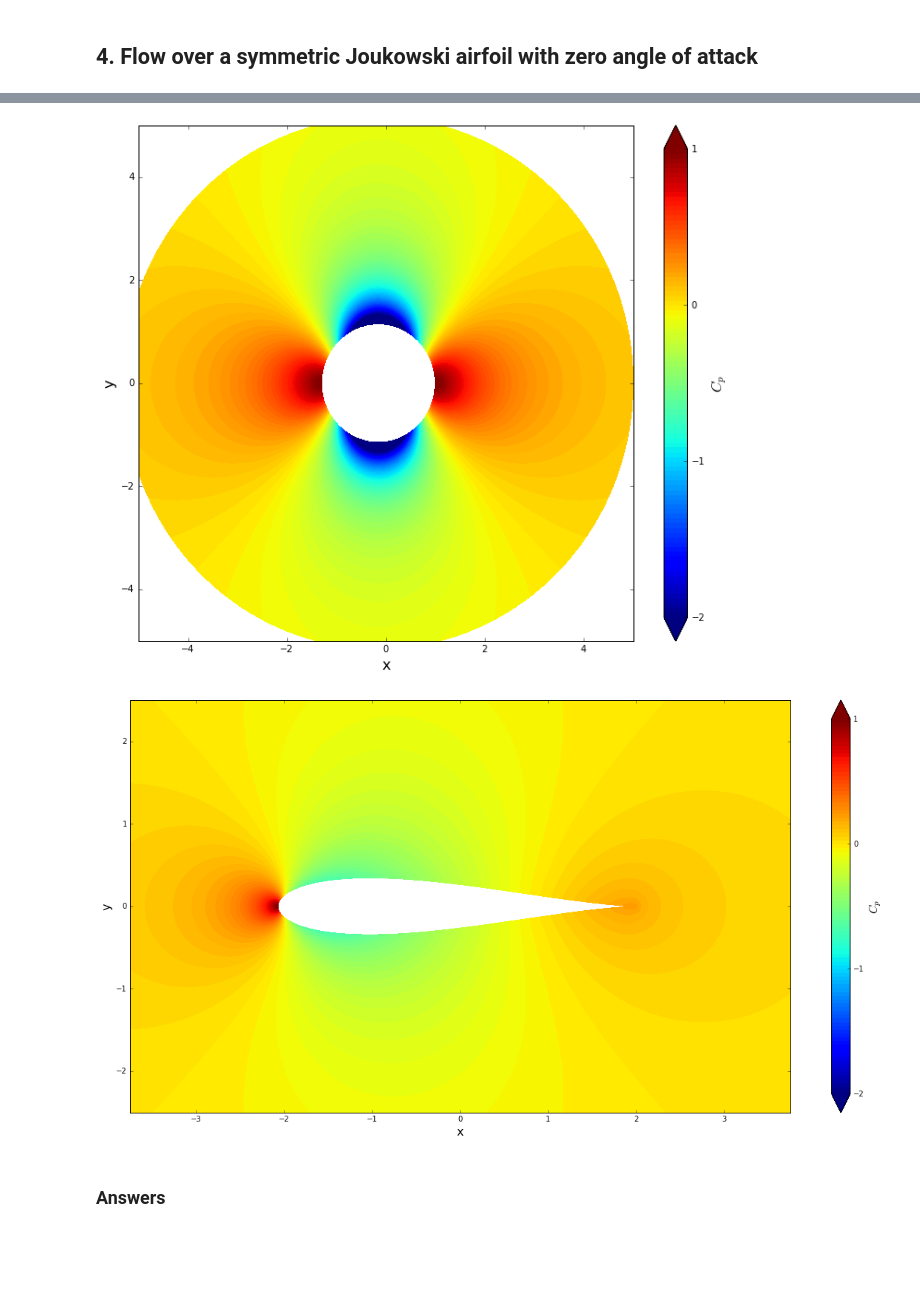
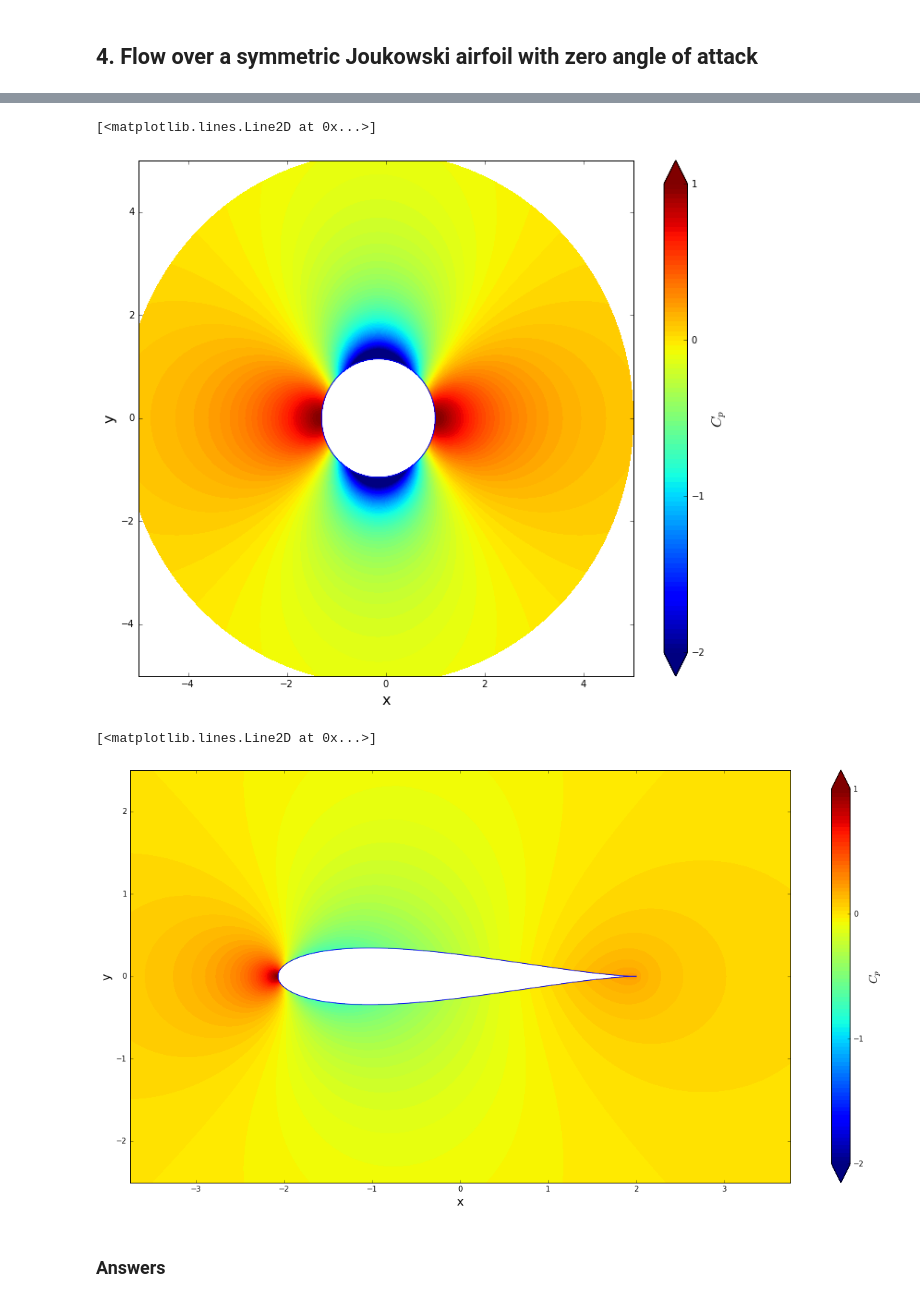
Before and after one commit to zhenyushi/mae6226_workspace, a Jupyter notebook: Assignment_02.ipynb, the cells around one changed output, grey strips where cells are left out. Drawn from its saved outputs; the diff is of its cells as text; code cells hidden in the pictures; blank space fills up the shorter version.

```diff
--- a/Assignment_02.ipynb
+++ b/Assignment_02.ipynb
@@ -243,23 +247,27 @@ contf = pyplot.contourf(z.real, z.imag, cp, levels=numpy.linspace(-2.0, 1.0, 100
 cbar = pyplot.colorbar(contf)
 cbar.set_label('$C_p$', fontsize=16)
 cbar.set_ticks([-2.0, -1.0, 0.0, 1.0])
+pyplot.plot((z[:,0]).real,(z[:,0]).imag)
 # %% [output]
+[<matplotlib.lines.Line2D at 0x...>]
-[figure, old version]
+[figure, new version]
 # %%
 cp_zeta = 1.0 - (w.real**2+w.imag**2)/u_inf**2
 
 size = 10
 pyplot.figure(figsize=(2*size, size))
 pyplot.xlabel('x', fontsize=16)
 pyplot.ylabel('y', fontsize=16)
 pyplot.xlim(x_start*3/4, x_end*3/4)
 pyplot.ylim(y_start/2, y_end/2)
 contf = pyplot.contourf(zeta.real, zeta.imag, cp_zeta, levels=numpy.linspace(-2.0, 1.0, 100), extend='both')
 cbar = pyplot.colorbar(contf)
 cbar.set_label('$C_p$', fontsize=16)
 cbar.set_ticks([-2.0, -1.0, 0.0, 1.0])
+pyplot.plot((zeta[:,0]).real,(zeta[:,0]).imag)
 # %% [output]
+[<matplotlib.lines.Line2D at 0x...>]
-[figure, old version]
+[figure, new version]
 # %% [markdown]
 ### Answers
 # %%
```
Also changed, not shown: parts of 19 cells of this notebook.
